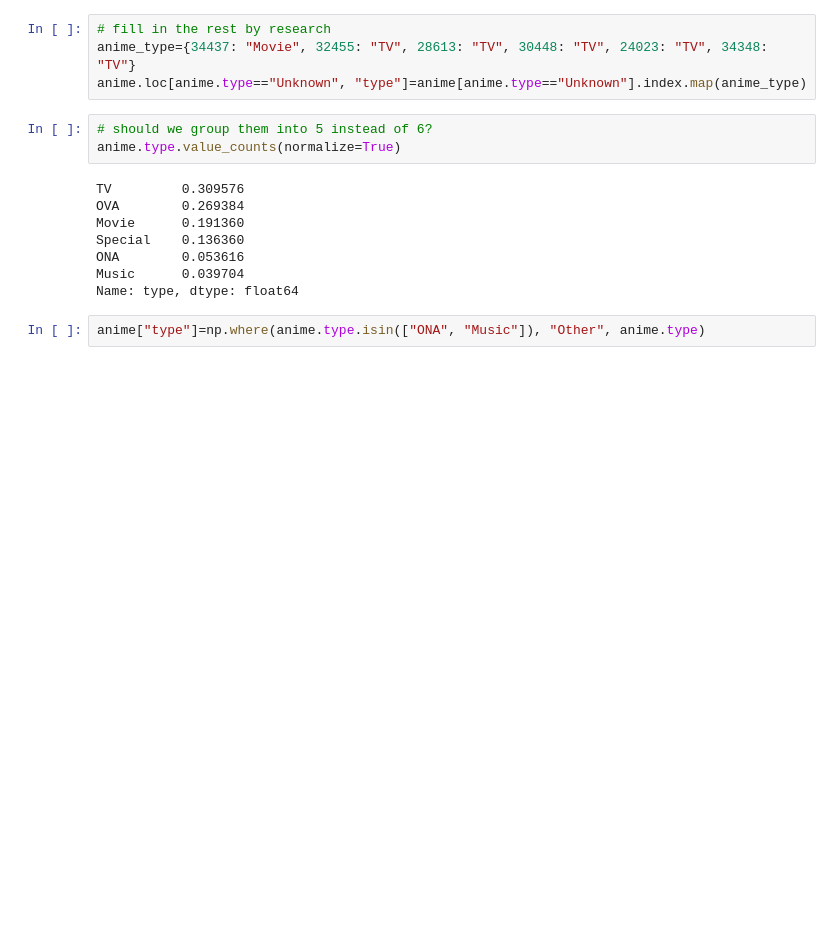
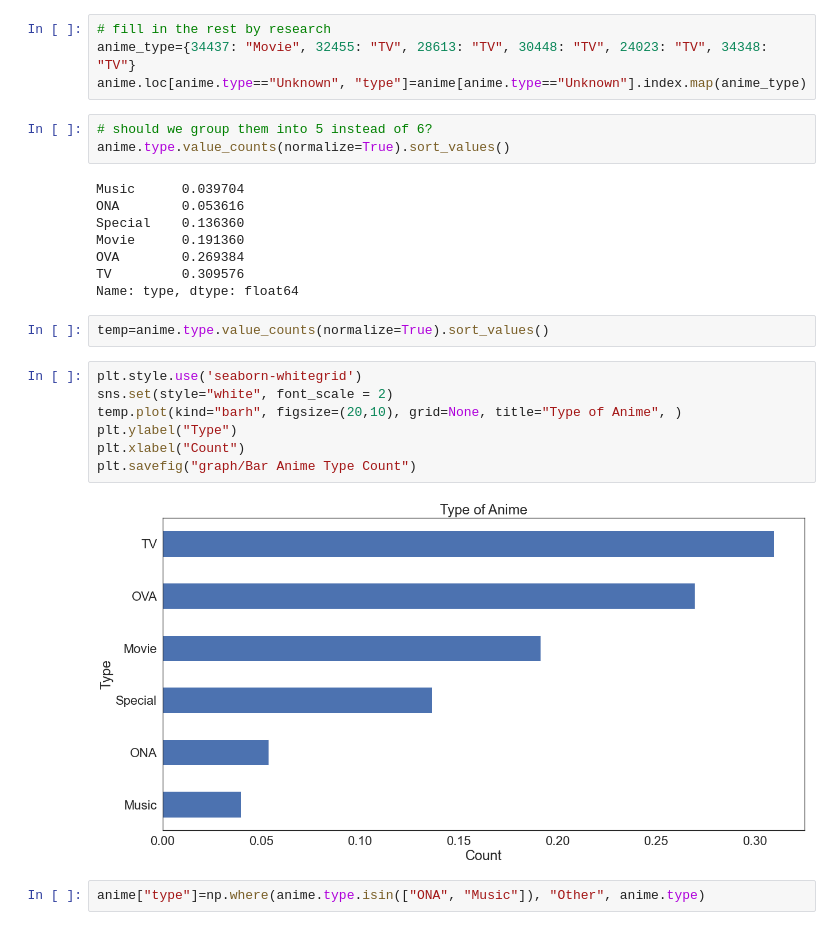
Before and after one commit to nclee17/Machine-Learning-Anime-Recommendation, a Jupyter notebook: Machine Learning - Highly rated or not.ipynb, the cells around one changed output. Drawn from its saved outputs; the diff is of its cells as text; blank space fills up the shorter version.

```diff
--- a/Machine Learning - Highly rated or not.ipynb
+++ b/Machine Learning - Highly rated or not.ipynb
@@ -57,15 +57,26 @@ anime_type={34437: "Movie", 32455: "TV", 28613: "TV", 30448: "TV", 24023: "TV",
 anime.loc[anime.type=="Unknown", "type"]=anime[anime.type=="Unknown"].index.map(anime_type)
 # %%
 # should we group them into 5 instead of 6?
-anime.type.value_counts(normalize=True)
+anime.type.value_counts(normalize=True).sort_values()
 # %% [output]
+Music      0.039704
+ONA        0.053616
+Special    0.136360
+Movie      0.191360
+OVA        0.269384
 TV         0.309576
-OVA        0.269384
-Movie      0.191360
-Special    0.136360
-ONA        0.053616
-Music      0.039704
 Name: type, dtype: float64
+# %%
+temp=anime.type.value_counts(normalize=True).sort_values()
+# %%
+plt.style.use('seaborn-whitegrid')
+sns.set(style="white", font_scale = 2)
+temp.plot(kind="barh", figsize=(20,10), grid=None, title="Type of Anime", )
+plt.ylabel("Type")
+plt.xlabel("Count")
+plt.savefig("graph/Bar Anime Type Count")
+# %% [output]
+[figure, added]
 # %%
 anime["type"]=np.where(anime.type.isin(["ONA", "Music"]), "Other", anime.type)
 # %%
```
Also changed, not shown: parts of 23 cells of this notebook.
